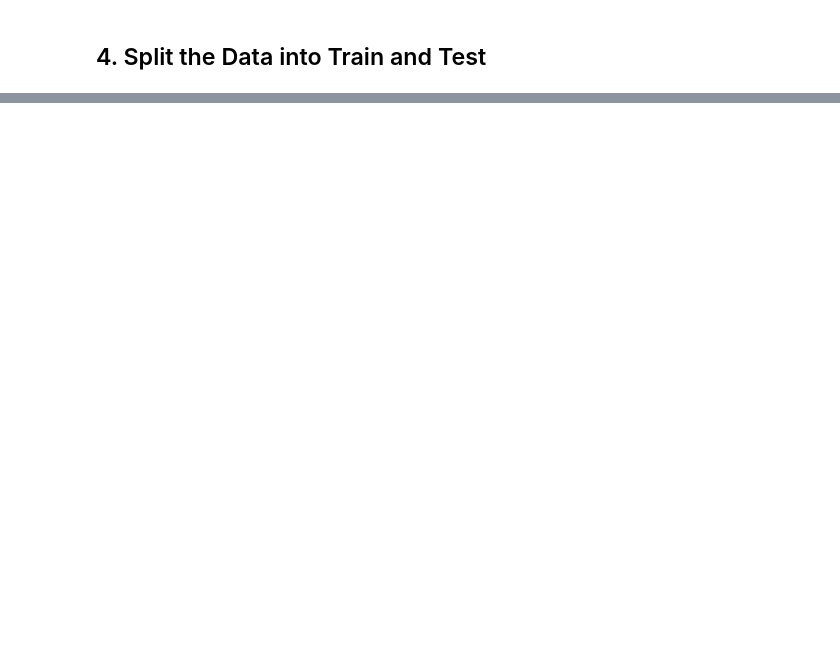
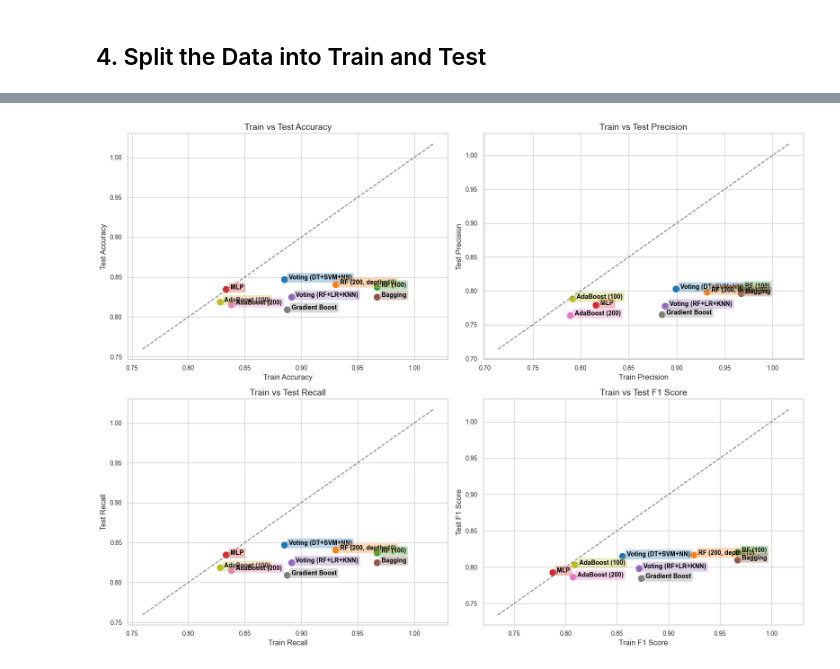
Before and after one commit to gjrich/ml-05, a Jupyter notebook: ensemble-gjrich.ipynb, the cells around one changed output, grey strips where cells are left out. Drawn from its saved outputs; the diff is of its cells as text; code cells hidden in the pictures; blank space fills up the shorter version.

```diff
--- a/ensemble-gjrich.ipynb
+++ b/ensemble-gjrich.ipynb
@@ -489,0 +1099,59 @@ I investigated other variables to see
+# %%
+# Create improved scatter plots with better readability
+fig, axes = plt.subplots(2, 2, figsize=(16, 12))
+metrics = [
+    ('Accuracy', 'Train Accuracy', 'Test Accuracy'),
+    ('Precision', 'Train Precision', 'Test Precision'),
+    ('Recall', 'Train Recall', 'Test Recall'),
+    ('F1 Score', 'Train F1', 'Test F1')
+]
+
+# Use model colors for consistency
+for i, (title, train_metric, test_metric) in enumerate(metrics):
+    ax = axes[i//2, i%2]
+
+    # Plot the diagonal line (perfect agreement between train and test)
+    min_val = min(results_df[train_metric].min(), results_df[test_metric].min()) - 0.05
+    max_val = max(results_df[train_metric].max(), results_df[test_metric].max()) + 0.05
+    ax.plot([min_val, max_val], [min_val, max_val], '--', color='gray')
+
+    # Create a mapping for abbreviated model names
+    model_abbrevs = {
+        "Voting (DT + SVM + NN)": "Voting (DT+SVM+NN)",
+        "Random Forest (200, max_depth=10)": "RF (200, depth=10)",
+        "Random Forest (100)": "RF (100)",
+        "MLP Classifier": "MLP",
+        "Voting (RF + LR + KNN)": "Voting (RF+LR+KNN)",
+        "Bagging (DT, 100)": "Bagging",
+        "AdaBoost (200, lr=0.5)": "AdaBoost (200)",
+        "Gradient Boosting (100)": "Gradient Boost",
+        "AdaBoost (100)": "AdaBoost (100)"
+    }
+
+    # Plot each model as a point with consistent colors
+    for j, (_, row) in enumerate(sorted_results.iterrows()):
+        model = row['Model']
+        ax.scatter(row[train_metric], row[test_metric], color=model_colors[model], s=100, label=model if i == 0 else "")
+
+        # Add text labels with better visibility
+        ax.annotate(
+            model_abbrevs[model],
+            (row[train_metric], row[test_metric]),
+            fontsize=10,                       # Medium font size
+            xytext=(7, 0),                     # Offset text slightly
+            textcoords='offset points',
+            weight='bold',                     # Make text bold
+            color='black',                     # Text color
+            bbox=dict(boxstyle="round,pad=0.3", fc=model_colors[model], alpha=0.3)  # Background for text
+        )
+
+    ax.set_title(f'Train vs Test {title}', fontsize=14)
+    ax.set_xlabel(f'Train {title}', fontsize=12)
+    ax.set_ylabel(f'Test {title}', fontsize=12)
+    ax.grid(True)
+    ax.tick_params(labelsize=10)
+
+plt.tight_layout()
+plt.show()
+# %% [output]
+[figure, added]
```
Also changed, not shown: parts of 46 cells of this notebook, 1 other file.
